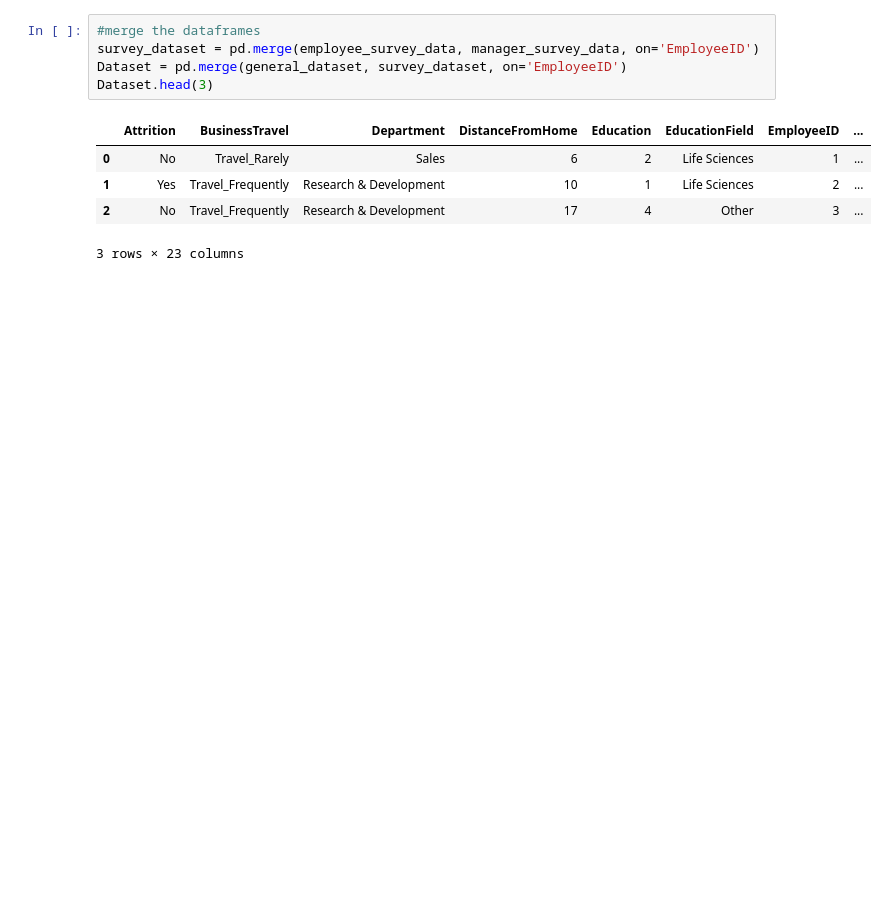
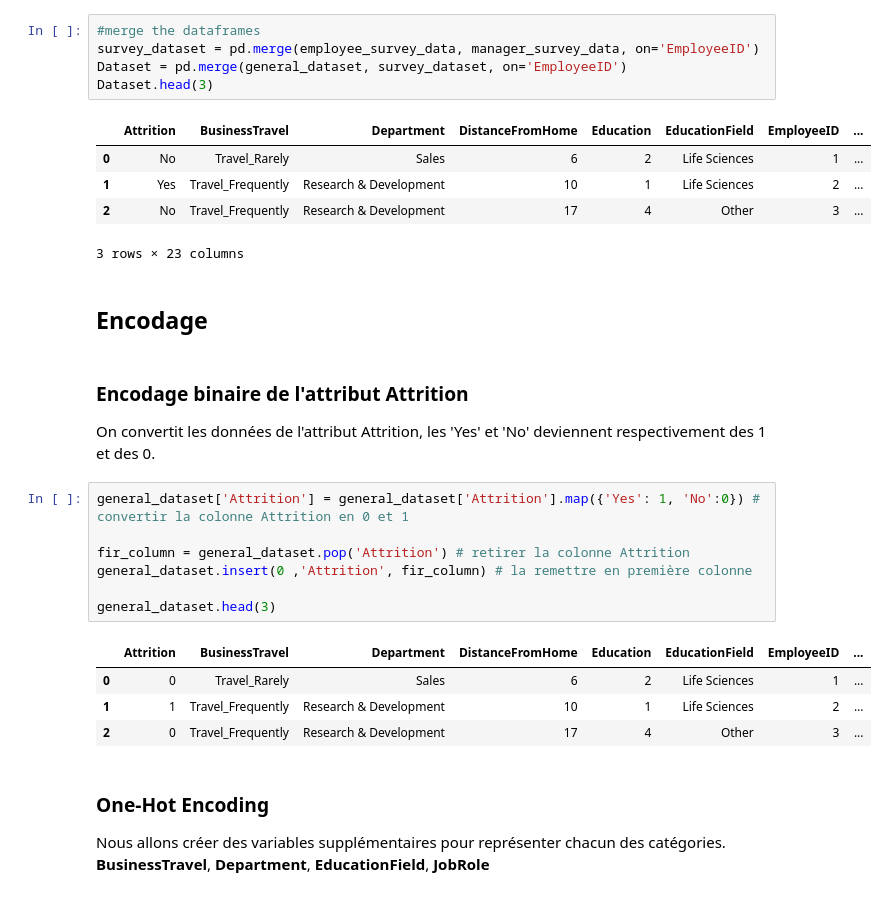
Before and after one commit to OscarPALISSOT/ML_Classifier_CESI_A4, a Jupyter notebook: notebook/Import_data.ipynb, the cells around one changed output. Cells and saved outputs as stored; diff of their text form; blank space fills up the shorter version.

```diff
--- a/notebook/Import_data.ipynb
+++ b/notebook/Import_data.ipynb
@@ -96,3 +187,24 @@ Dataset.head(3)
 | 1 | Yes | Travel_Frequently | Research & Development | 10 | 1 | Life Sciences | 2 | ... |
 | 2 | No | Travel_Frequently | Research & Development | 17 | 4 | Other | 3 | ... |
 3 rows × 23 columns
+# %% [markdown]
+## Encodage
+# %% [markdown]
+### Encodage binaire de l'attribut Attrition
+On convertit les données de l'attribut Attrition, les 'Yes' et 'No' deviennent respectivement des 1 et des 0.
+# %%
+general_dataset['Attrition'] = general_dataset['Attrition'].map({'Yes': 1, 'No':0}) # convertir la colonne Attrition en 0 et 1
+
+fir_column = general_dataset.pop('Attrition') # retirer la colonne Attrition
+general_dataset.insert(0 ,'Attrition', fir_column) # la remettre en première colonne
+
+general_dataset.head(3)
+# %% [output]
+|  | Attrition | BusinessTravel | Department | DistanceFromHome | Education | EducationField | EmployeeID | ... |
+| 0 | 0 | Travel_Rarely | Sales | 6 | 2 | Life Sciences | 1 | ... |
+| 1 | 1 | Travel_Frequently | Research & Development | 10 | 1 | Life Sciences | 2 | ... |
+| 2 | 0 | Travel_Frequently | Research & Development | 17 | 4 | Other | 3 | ... |
+# %% [markdown]
+### One-Hot Encoding
+Nous allons créer des variables supplémentaires pour représenter chacun des catégories.
+**BusinessTravel**, **Department**, **EducationField**, **JobRole**
```
Also changed, not shown: parts of 20 cells of this notebook.
